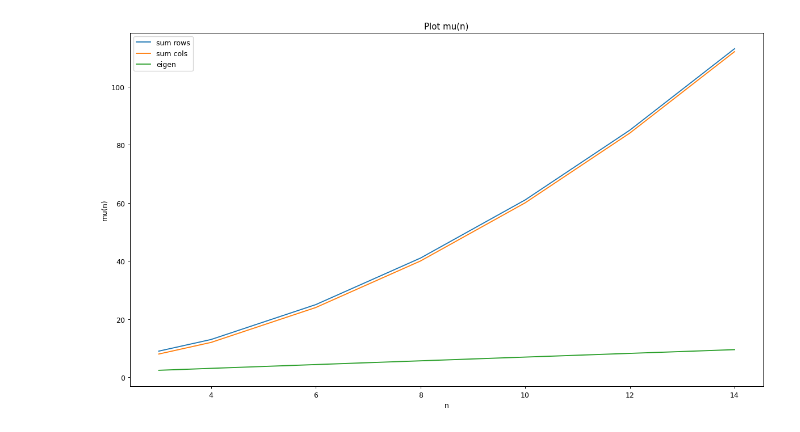
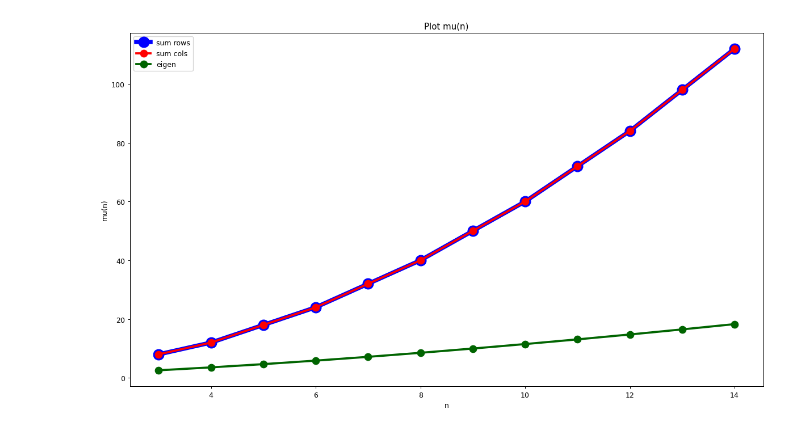
Before and after one commit to ajlekcahdp4/comp-math, a Jupyter notebook: small-tasks/02/task2.ipynb, the cells around one changed output. Saved outputs shown, nothing was run; the diff lists cells and outputs as text; code cells hidden in the pictures.

```diff
--- a/small-tasks/02/task2.ipynb
+++ b/small-tasks/02/task2.ipynb
@@ -21,7 +21,7 @@ def sum_cols(M, j):
     for i in range(M.shape[1]):
         res += abs(M.item(j, i))
     return res
-def get_eig (M):
+def get_eigs (M):
     eigs, _ = np.linalg.eig(M)
     return eigs
 # %%
@@ -32,30 +32,30 @@ def norm_cols(M):
     set = [sum_rows(M,i) for i in range(M.shape[0])]
     return max(set)
 def norm_eig(M):
-    return max(abs(get_eig(M)))**0.5
+    return max(abs(get_eigs(M*np.transpose(M))))**0.5
 # %%
 import matplotlib.pyplot as plt
 # %%
 max_n = 15
 ns = np.arange(3, max_n)
 mus_rows = []
 mus_cols = []
 mus_eig = []
 for n in ns:
     M = create_matrix(n)
     MInv = np.linalg.inv(M)
 
-    mus_rows.append(norm_rows(M)*norm_rows(MInv) +1)
+    mus_rows.append(norm_rows(M)*norm_rows(MInv))
     mus_cols.append(norm_cols(M) * norm_cols(MInv))
     mus_eig.append(norm_eig(M)*norm_eig(MInv))
 plt.figure(figsize=(16,9), dpi=90)
 plt.title("Plot mu(n)")
 plt.xlabel("n")
 plt.ylabel("mu(n)")
-plt.plot(ns, mus_rows, label="sum rows")
-plt.plot(ns, mus_cols, label="sum cols")
-plt.plot(ns, mus_eig, label="eigen")
+plt.plot(ns, mus_rows, '-o', markersize=15, label="sum rows", linewidth=6, color="blue")
+plt.plot(ns, mus_cols,'-o', markersize=10,label="sum cols", linewidth=3, color="red")
+plt.plot(ns, mus_eig,'-o', markersize=10, label="eigen", linewidth=3, color="darkgreen")
 plt.legend()
 plt.show()
 # %% [output]
-[figure, old version]
+[figure, new version]
```
